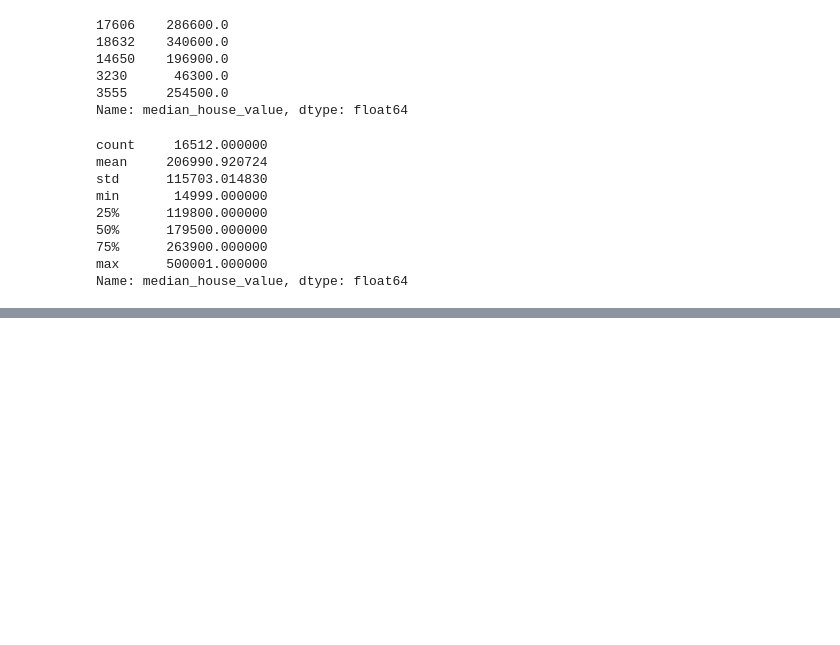
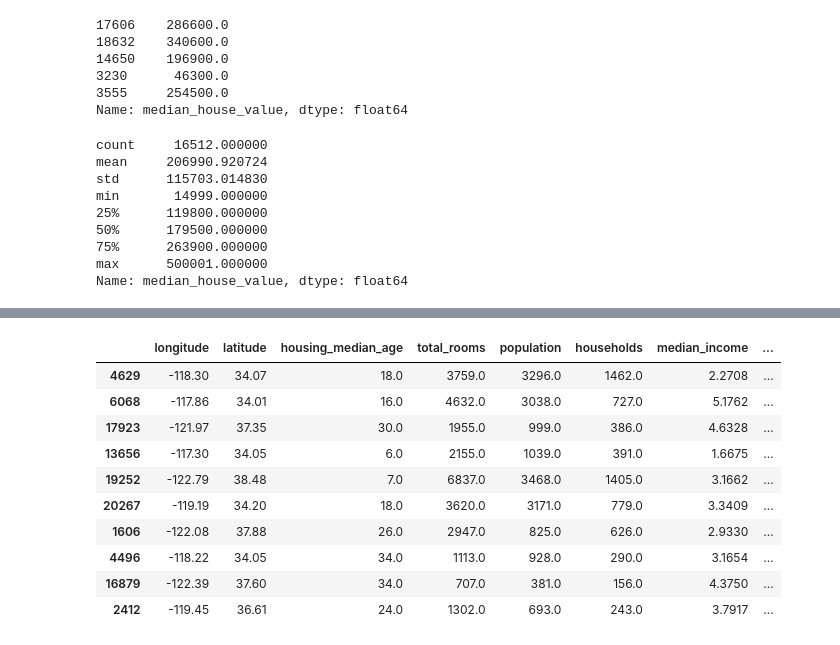
Before and after one commit to Zad-100/End-To-End-Machine-Learning-Project, a Jupyter notebook: housing.ipynb, the cells around one changed output, grey strips where cells are left out. Saved outputs shown, nothing was run; the diff lists cells and outputs as text; code cells hidden in the pictures; blank space fills up the shorter version.

```diff
--- a/housing.ipynb
+++ b/housing.ipynb
@@ -552,0 +578,16 @@ Name: median_house_value, dtype: float64
+# %%
+# Option 2: Getting rid of the entire attribute that contains null values
+newDF = sampleIncompleteRows.drop("total_bedrooms", axis=1)
+newDF
+# %% [output]
+|  | longitude | latitude | housing_median_age | total_rooms | population | households | median_income | ... |
+| 4629 | -118.30 | 34.07 | 18.0 | 3759.0 | 3296.0 | 1462.0 | 2.2708 | ... |
+| 6068 | -117.86 | 34.01 | 16.0 | 4632.0 | 3038.0 | 727.0 | 5.1762 | ... |
+| 17923 | -121.97 | 37.35 | 30.0 | 1955.0 | 999.0 | 386.0 | 4.6328 | ... |
+| 13656 | -117.30 | 34.05 | 6.0 | 2155.0 | 1039.0 | 391.0 | 1.6675 | ... |
+| 19252 | -122.79 | 38.48 | 7.0 | 6837.0 | 3468.0 | 1405.0 | 3.1662 | ... |
+| 20267 | -119.19 | 34.20 | 18.0 | 3620.0 | 3171.0 | 779.0 | 3.3409 | ... |
+| 1606 | -122.08 | 37.88 | 26.0 | 2947.0 | 825.0 | 626.0 | 2.9330 | ... |
+| 4496 | -118.22 | 34.05 | 34.0 | 1113.0 | 928.0 | 290.0 | 3.1654 | ... |
+| 16879 | -122.39 | 37.60 | 34.0 | 707.0 | 381.0 | 156.0 | 4.3750 | ... |
+| 2412 | -119.45 | 36.61 | 24.0 | 1302.0 | 693.0 | 243.0 | 3.7917 | ... |
```
Also changed, not shown: parts of 6 cells of this notebook.
